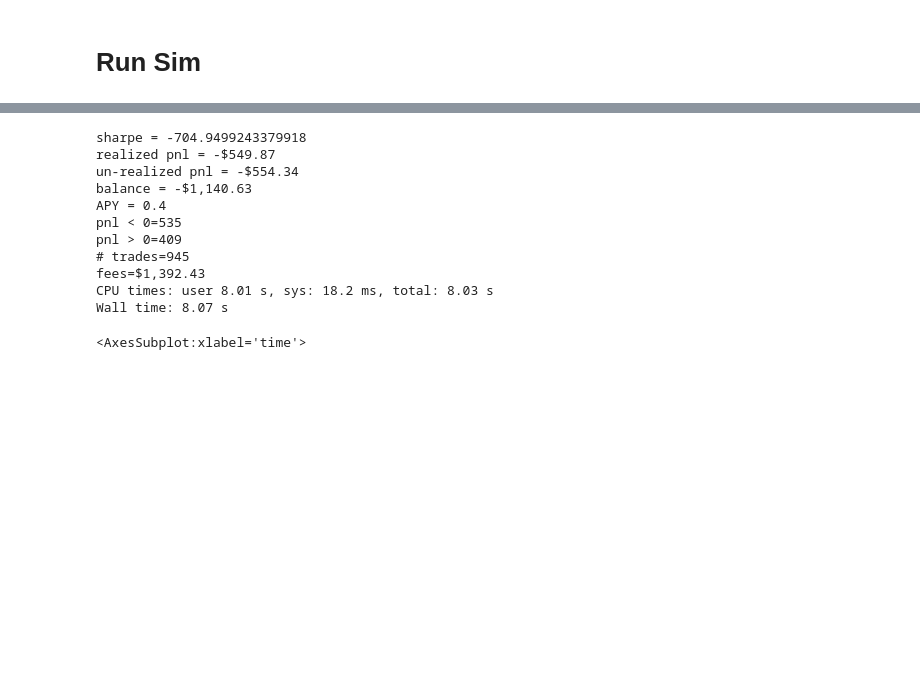
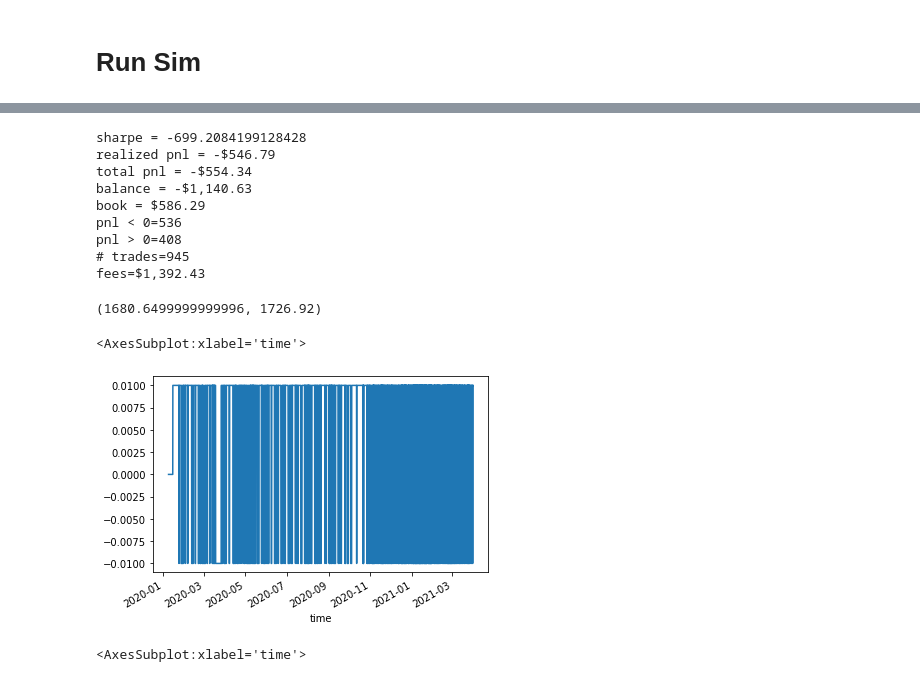
Before and after one commit to felipemontefuscolo/bitme, a Jupyter notebook: OhlcSim.ipynb, the cells around one changed output, grey strips where cells are left out. Drawn from its saved outputs; the diff is of its cells as text; code cells hidden in the pictures; blank space fills up the shorter version.

```diff
--- a/OhlcSim.ipynb
+++ b/OhlcSim.ipynb
@@ -444,32 +486,36 @@ def dd(x):  # to print dollars
 # %%
-%%time
-trader = PatternTrader(100, best_score_max, budget=100)
-trades = trade(df, trader)
 acc = compute_accounting(df.close, trades)
-print(f'sharpe = {sharpe(acc.pnl)}')
-print(f'realized pnl = {dd(acc.pnl.sum())}')
-print(f'un-realized pnl = {dd(acc.unrealized.iloc[-1])}')
+print(f'sharpe = {sharpe(acc.realized_pnl)}')
+print(f'realized pnl = {dd(acc.realized_pnl.sum())}')
+print(f'total pnl = {dd(acc.total_cum.iloc[-1])}')
 print(f'balance = {dd(acc.balance.iloc[-1])}')
+print(f'book = {dd(acc.book.iloc[-1])}')
 apy_factor = 365 / (trades.index[-1] - trades.index[0]).days
-print(f'APY = {round(acc.unrealized.iloc[-1] / acc.balance.iloc[-1] * apy_factor, 2)}')
-print(f'pnl < 0={len(acc.pnl[acc.pnl < 0])}')
-print(f'pnl > 0={len(acc.pnl[acc.pnl > 0])}')
+print(f'pnl < 0={len(acc.realized_pnl[acc.realized_pnl < 0])}')
+print(f'pnl > 0={len(acc.realized_pnl[acc.realized_pnl > 0])}')
 print(f'# trades={len(trades[trades != 0])}')
 print(f'fees={dd(acc.fees.sum())}')
 
 #sharpe(acc.pnl), len(acc.pnl[acc.pnl < 0]), len(acc.pnl[acc.pnl > 0]), len(trades[trades != 0])
 # %% [output]
-sharpe = -704.9499243379918
-realized pnl = -$549.87
-un-realized pnl = -$554.34
+sharpe = -699.2084199128428
+realized pnl = -$546.79
+total pnl = -$554.34
 balance = -$1,140.63
-APY = 0.4
-pnl < 0=535
-pnl > 0=409
+book = $586.29
+pnl < 0=536
+pnl > 0=408
 # trades=945
 fees=$1,392.43
-CPU times: user 8.01 s, sys: 18.2 ms, total: 8.03 s
-Wall time: 8.07 s
+# %%
+2234.99 - 554.34, 1140.63 + 586.29
+# %% [output]
+(1680.6499999999996, 1726.92)
+# %%
+trades.cumsum().plot()
+# %% [output]
+<AxesSubplot:xlabel='time'>
+[figure, added]
 # %%
 acc.pnl.plot()
 # %% [output]
```
Also changed, not shown: parts of 3 cells of this notebook.
